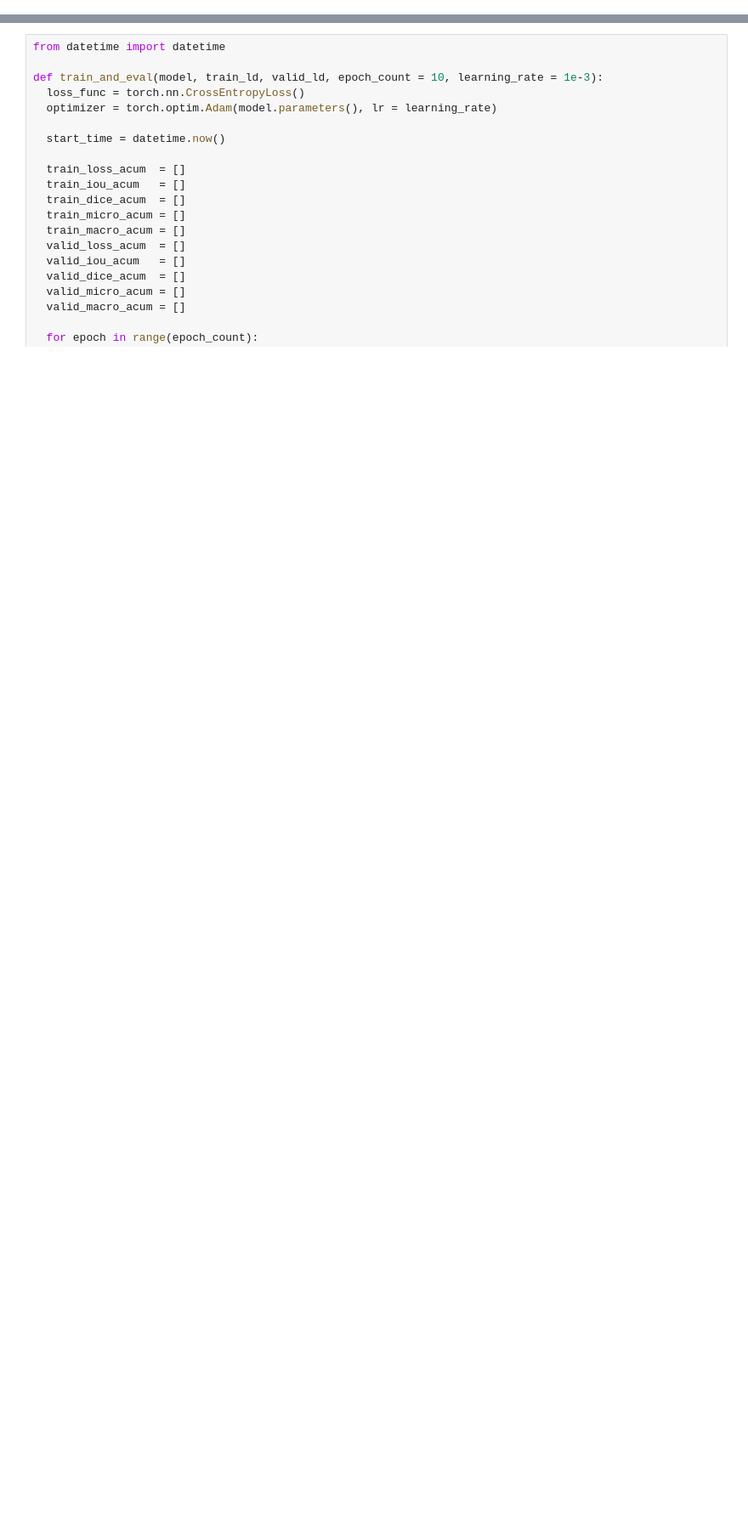
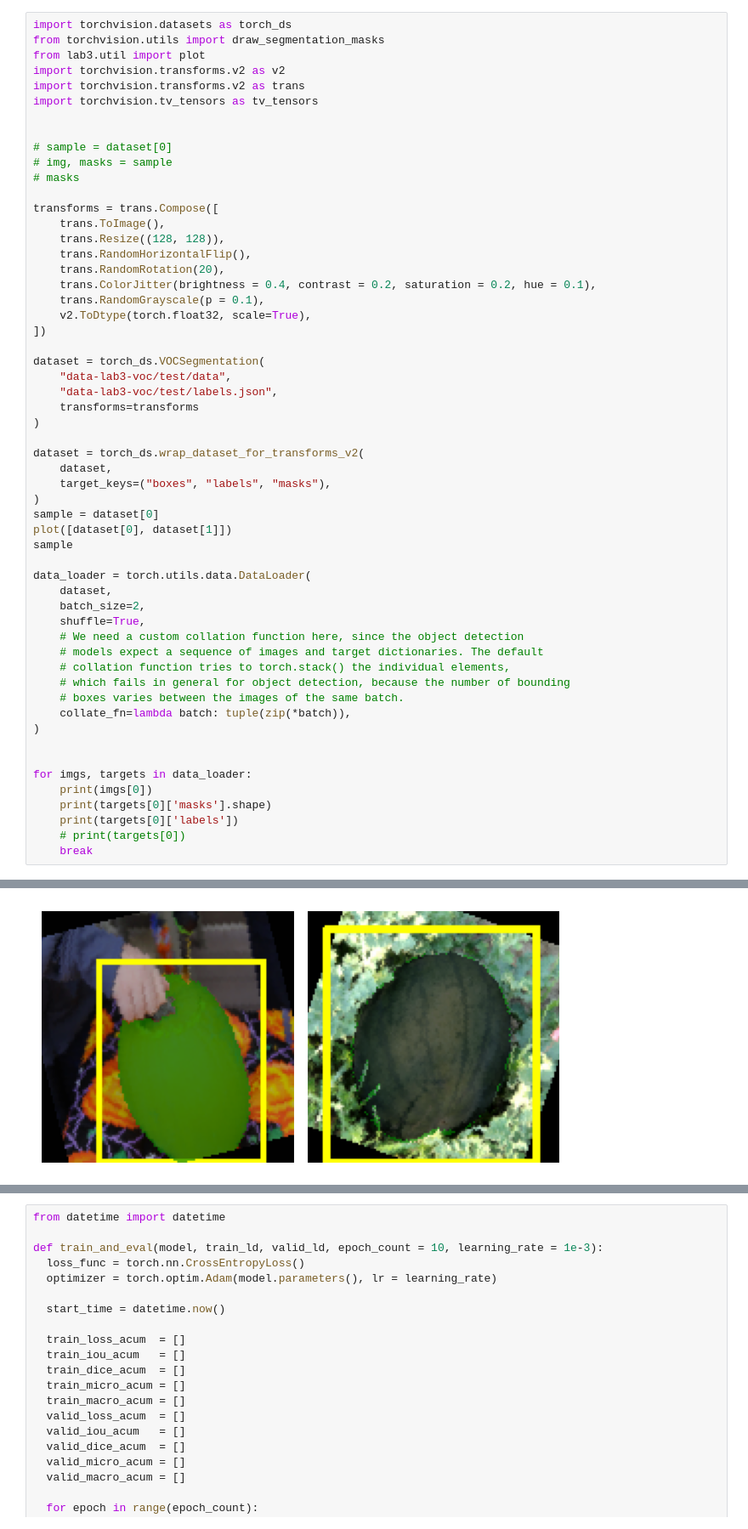
Before and after one commit to domanteli0/gmm, a Jupyter notebook: lab3.ipynb, the cells around one changed output, grey strips where cells are left out. Shown: that part at 85% size. Saved outputs shown, nothing was run; the diff lists cells and outputs as text; blank space fills up the shorter version.

```diff
--- a/lab3.ipynb
+++ b/lab3.ipynb
@@ -122,0 +133,57 @@ if RESIZE:
+# %%
+import torchvision.datasets as torch_ds
+from torchvision.utils import draw_segmentation_masks
+from lab3.util import plot
+import torchvision.transforms.v2 as v2
+import torchvision.transforms.v2 as trans
+import torchvision.tv_tensors as tv_tensors
+
+
+# sample = dataset[0]
+# img, masks = sample
+# masks
+
+transforms = trans.Compose([
+    trans.ToImage(),
+    trans.Resize((128, 128)),
+    trans.RandomHorizontalFlip(),
+    trans.RandomRotation(20),
+    trans.ColorJitter(brightness = 0.4, contrast = 0.2, saturation = 0.2, hue = 0.1),
+    trans.RandomGrayscale(p = 0.1),
+    v2.ToDtype(torch.float32, scale=True),
+])
+
+dataset = torch_ds.VOCSegmentation(
+    "data-lab3-voc/test/data",
+    "data-lab3-voc/test/labels.json",
+    transforms=transforms
+)
+
+dataset = torch_ds.wrap_dataset_for_transforms_v2(
+    dataset,
+    target_keys=("boxes", "labels", "masks"),
+)
+sample = dataset[0]
+plot([dataset[0], dataset[1]])
+sample
+
+data_loader = torch.utils.data.DataLoader(
+    dataset,
+    batch_size=2,
+    shuffle=True,
+    # We need a custom collation function here, since the object detection
+    # models expect a sequence of images and target dictionaries. The default
+    # collation function tries to torch.stack() the individual elements,
+    # which fails in general for object detection, because the number of bounding
+    # boxes varies between the images of the same batch.
+    collate_fn=lambda batch: tuple(zip(*batch)),
+)
+
+
+for imgs, targets in data_loader:
+    print(imgs[0])
+    print(targets[0]['masks'].shape)
+    print(targets[0]['labels'])
+    # print(targets[0])
+    break
+# %% [output]
@@ -123 +208,2 @@ if RESIZE:
+[figure, added]
 # %%
```
Also changed, not shown: parts of 9 cells of this notebook, 5 other files.
